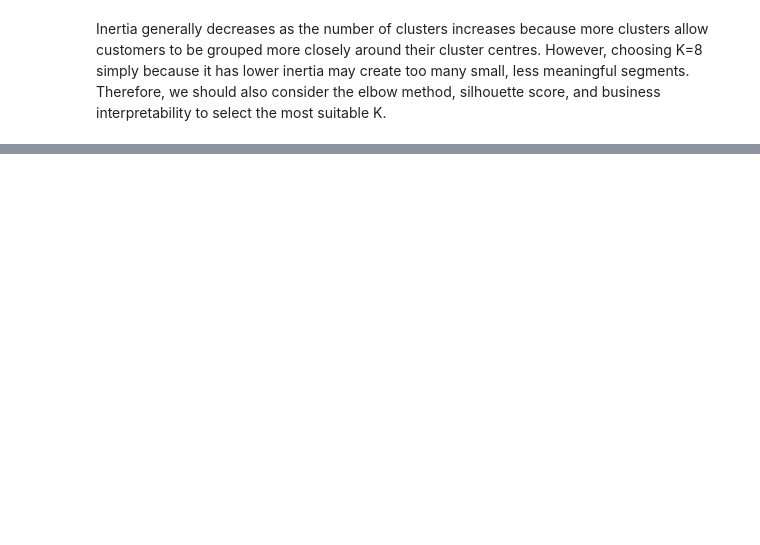
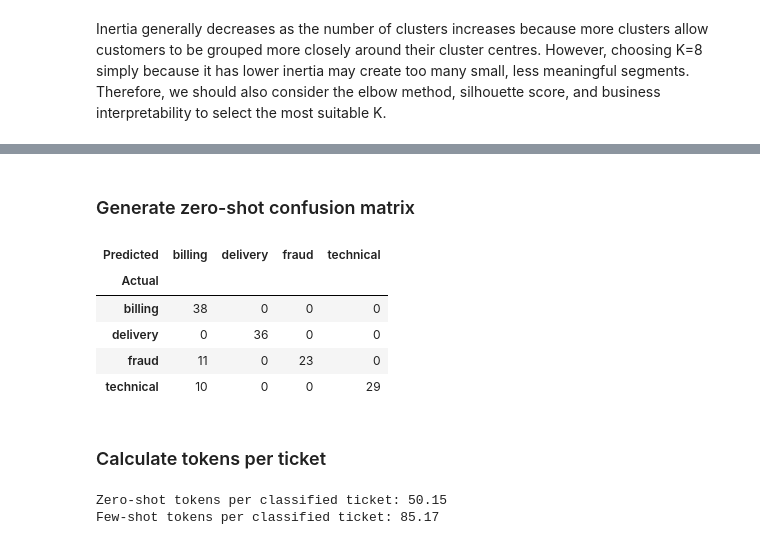
Before and after one commit to Devika-0R/instamart-customer-intelligence-support-copilot, a Jupyter notebook: notebooks/Customer_Intelligence_Support_Copilot.ipynb, the cells around one changed output, grey strips where cells are left out. Drawn from its saved outputs; the diff is of its cells as text; code cells hidden in the pictures; blank space fills up the shorter version.

```diff
--- a/notebooks/Customer_Intelligence_Support_Copilot.ipynb
+++ b/notebooks/Customer_Intelligence_Support_Copilot.ipynb
@@ -513,0 +533,46 @@ display(triage_results.status.value_counts().rename_axis("status").reset_index(n
+# %% [markdown]
+### Generate zero-shot confusion matrix
+# %%
+import pandas as pd
+
+# Keep successfully classified zero-shot tickets
+zero_classified = zero_results[
+    zero_results["status"].isin([
+        "classified_json",
+        "classified_keyword"
+    ])
+].copy()
+
+# Add actual categories
+zero_classified["actual_category"] = (
+    zero_classified["ticket_id"].map(actual)
+)
+
+# Create confusion matrix
+confusion_matrix = pd.crosstab(
+    zero_classified["actual_category"],
+    zero_classified["category"],
+    rownames=["Actual"],
+    colnames=["Predicted"],
+    dropna=False
+)
+
+display(confusion_matrix)
+# %% [output]
+| Predicted | billing | delivery | fraud | technical |
+| Actual |  |  |  |  |
+| billing | 38 | 0 | 0 | 0 |
+| delivery | 0 | 36 | 0 | 0 |
+| fraud | 11 | 0 | 23 | 0 |
+| technical | 10 | 0 | 0 | 29 |
+# %% [markdown]
+### Calculate tokens per ticket
+# %%
+print("Zero-shot tokens per classified ticket:",
+      round(zero_summary["tokens"] / zero_count, 2))
+
+print("Few-shot tokens per classified ticket:",
+      round(triage_summary["tokens"] / few_count, 2))
+# %% [output]
+Zero-shot tokens per classified ticket: 50.15
+Few-shot tokens per classified ticket: 85.17
```
Also changed, not shown: parts of 46 cells of this notebook.
